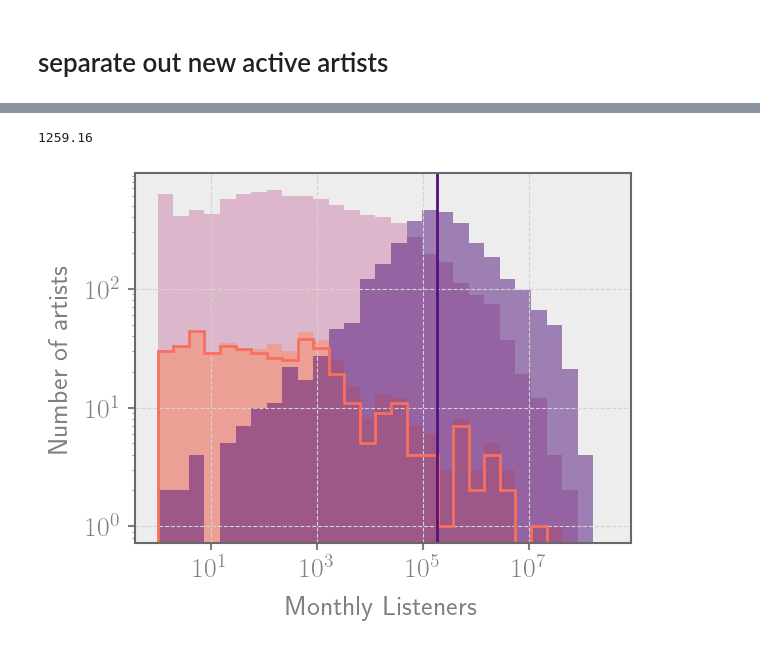
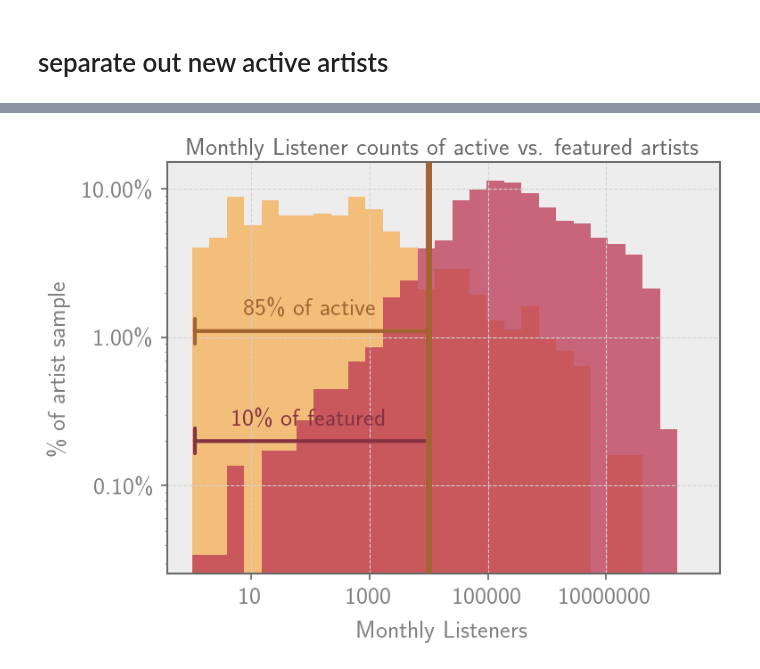
Before and after one commit to sjeffreson/serch, a Jupyter notebook: Total-Artists_vs_Featured-Artists.ipynb, the cells around one changed output, grey strips where cells are left out. Saved outputs shown, nothing was run; the diff lists cells and outputs as text; code cells hidden in the pictures.

```diff
--- a/Total-Artists_vs_Featured-Artists.ipynb
+++ b/Total-Artists_vs_Featured-Artists.ipynb
@@ -173,6 +153,10 @@ plt.show()
 # %%
-from datetime import datetime
-import pickle
-DEFAULT_OUTPUT_DIR = "/n/holystore01/LABS/itc_lab/Users/sjeffreson/serch/artist-database/"
-with open(DEFAULT_OUTPUT_DIR + "artist_ids_last_24hrs_2024-03-21_monthly_listeners.pkl", "rb") as f:
-    featured_artists = pickle.load(f)
+del df_edits
+DEFAULT_EDITORIAL_DIR = "/n/holystore01/LABS/itc_lab/Users/sjeffreson/serch/artist-database/Editorial-playlists/"
+names = glob.glob(DEFAULT_EDITORIAL_DIR + "artists_last_24hrs_*_info.csv")
+for name in names:
+    df_edit = pd.read_csv(name)
+    if 'df_edits' in locals():
+        df_edits = pd.concat([df_edits, df_edit])
+    else:
+        df_edits = df_edit
@@ -178,0 +169,3 @@ with open(DEFAULT_OUTPUT_DIR + "artist_ids_last_24hrs_2024-03-21_monthly_listene
+# %%
+ds_edits = pd.Series(df_edits['monthly_listeners'])
+ds_edits = ds_edits[ds_edits>0]
@@ -179,23 +179,48 @@ with open(DEFAULT_OUTPUT_DIR + "artist_ids_last_24hrs_2024-03-21_monthly_listene
 # %%
-plt.hist(data['monthly_listeners']+1,
-         bins=np.logspace(0., 8.5, 30),
-         alpha=0.3, lw=2, log=True, color=plt.cm.magma(0.5))
-plt.hist(active_artists['monthly_listeners']+1,
-         bins=np.logspace(0., 8.5, 30),
-         alpha=0.5, lw=2, log=True, color=plt.cm.magma(0.75))
-plt.hist(new_active_artists['monthly_listeners']+1,
-         bins=np.logspace(0., 8.5, 30),
-         histtype='step', lw=2, log=True, color=plt.cm.magma(0.7))
-plt.hist(list(featured_artists.values()),
-         bins=np.logspace(0., 8.5, 30),
-         alpha=0.5, lw=2, log=True, color=plt.cm.magma(0.25))
-plt.axvline(np.median(list(featured_artists.values())), color=plt.cm.magma(0.25), lw=2)
-print(np.quantile(list(featured_artists.values()), 0.04))
+plt.figure(figsize=(8, 6))
+def percent_formatter(x, pos):
+    return f'{x*100:.2f}\%'
+
+# plot data
+weights = np.ones_like(ds_active) / len(ds_active)
+plt.hist(ds_active,
+         bins=np.logspace(0., 8.5, 30), weights=weights,
+         alpha=0.5, lw=2, log=True, color=plt.cm.inferno(0.75))
+weights = np.ones_like(ds_edits) / len(ds_edits)
+plt.hist(ds_edits,
+         bins=np.logspace(0., 8.5, 30), weights=weights,
+         alpha=0.75, lw=2, log=True, color=plt.cm.inferno(0.5))
+
+# percentile rank below 1000, editorial
+percentage_below = ((ds_edits < 10000.).mean() * 100).round().astype(int)
+plt.annotate(f'{percentage_below}\% of featured', xy=(100., 0.0033), xytext=(100., 0.0033),
+             va='top', ha='center', color="#853244")
+plt.annotate('',
+    xy=(1., 0.002), xytext=(10000., 0.002),
+    arrowprops=dict(arrowstyle="|-|,widthA=0.,widthB=0.5", facecolor="#853244", edgecolor="#853244", lw=3),
+)
+
+# percentile rank below 1000, new active
+plt.axvline(10000., color="#A26531", lw=5, zorder=5)
+percentage_below = ((ds_active < 10000.).mean() * 100).round().astype(int)
+plt.annotate(f'{percentage_below}\% of active', xy=(100., 0.013), xytext=(100., 0.013),
+             va='bottom', ha='center', color="#A26531")
+plt.annotate('',
+    xy=(1., 0.011), xytext=(10000., 0.011),
+    arrowprops=dict(arrowstyle="|-|,widthA=0.,widthB=0.5", facecolor="#A26531", edgecolor="#A26531", lw=3),
+)
 
 plt.xscale('log')
+plt.gca().yaxis.set_major_formatter(ticker.FuncFormatter(percent_formatter))
+plt.gca().xaxis.set_major_formatter(ticker.FuncFormatter(log_format))
+
+plt.title(r'Monthly Listener counts of active vs. featured artists', color='dimgrey')
 plt.xlabel(r'Monthly Listeners')
-plt.ylabel(r'Number of artists')
+plt.ylabel(r'\% of artist sample')
+
+plt.savefig("/n/holystore01/LABS/itc_lab/Users/sjeffreson/serch/figs/active_vs_editorial_dstbn.png",
+            format='png', bbox_inches='tight', dpi=200)
+
 plt.show()
 # %% [output]
-1259.16
-[figure, old version]
+[figure, new version]
```
Also changed, not shown: parts of 16 cells of this notebook, 2 other files.
